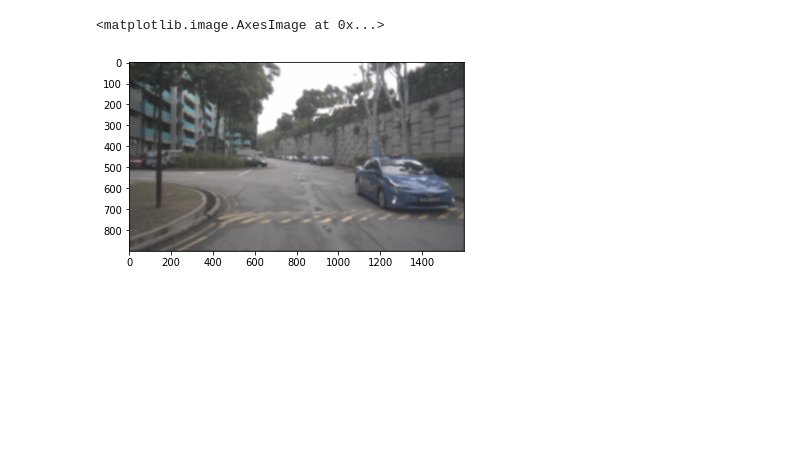
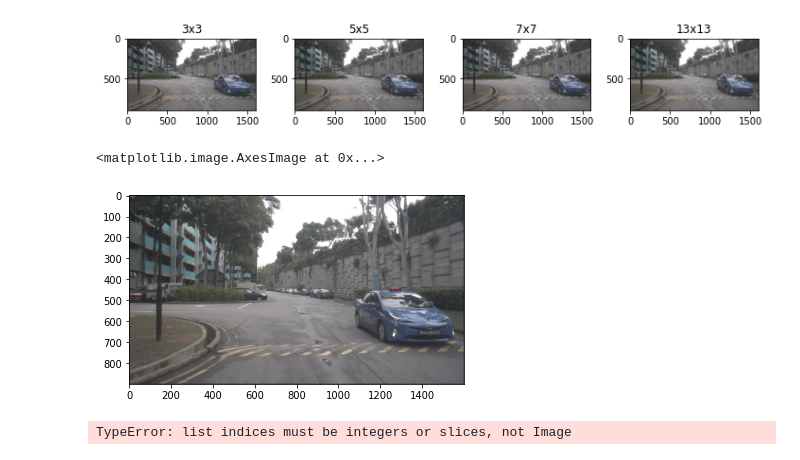
Before and after one commit to kianahs/Computer-vision, a Jupyter notebook: Convolution.ipynb, the cells around one changed output. Saved outputs shown, nothing was run; the diff lists cells and outputs as text; code cells hidden in the pictures; blank space fills up the shorter version.

Commit message:
convolution finished without border handling

```diff
--- a/Convolution.ipynb
+++ b/Convolution.ipynb
@@ -6,10 +6,3 @@ import matplotlib.pyplot as plt
 # %%
 path = "test.jpg"
 image = np.array(Image.open(path))
-# %%
-dim = 11
-kernel = np.ones((dim,dim))
-# kernel = np.array([[],
-#                   [],
-#                   []])
-kernel
@@ -28 +9,3 @@ array([[1., 1., 1., 1., 1., 1., 1., 1., 1., 1., 1.],
+# %%
+avg_kernels = [np.ones((3, 3)), np.ones((5, 5)), np.ones((7, 7)), np.ones((13, 13))]
 # %%
@@ -63,5 +28,35 @@ array([[[ 92.,  93.,  98.],
-# %%
-plt.imshow(Image.fromarray((output).astype(np.uint8)))
-# %% [output]
-<matplotlib.image.AxesImage at 0x...>
-[figure, removed]
+# %%
+outputs = []
+titles = ["3x3", "5x5", "7x7", "13x13"]
+
+for kernel in avg_kernels:
+    outputs.append(Image.fromarray((convolution(image, kernel)).astype(np.uint8)))
+
+fig, axes = plt.subplots(1, 4, figsize=(10, 10))
+
+
+
+for j in range(4):
+
+
+    axes[j].imshow(outputs[j])
+    axes[j].set_title(titles[j])
+
+# Adjust the layout
+plt.tight_layout()
+# Show the figure
+plt.show()
+
+# plt.imshow(Image.fromarray((output).astype(np.uint8)))
+# %% [output]
+[figure, added]
+# %%
+plt.imshow(image)
+# %% [output]
+<matplotlib.image.AxesImage at 0x...>
+[figure, added]
+# %%
+for i in outputs:
+    i.save("convs/"+ titles[i] + ".png")
+# %% [output]
+TypeError: list indices must be integers or slices, not Image
```
Also changed, not shown: parts of 2 cells of this notebook, 4 other files.
